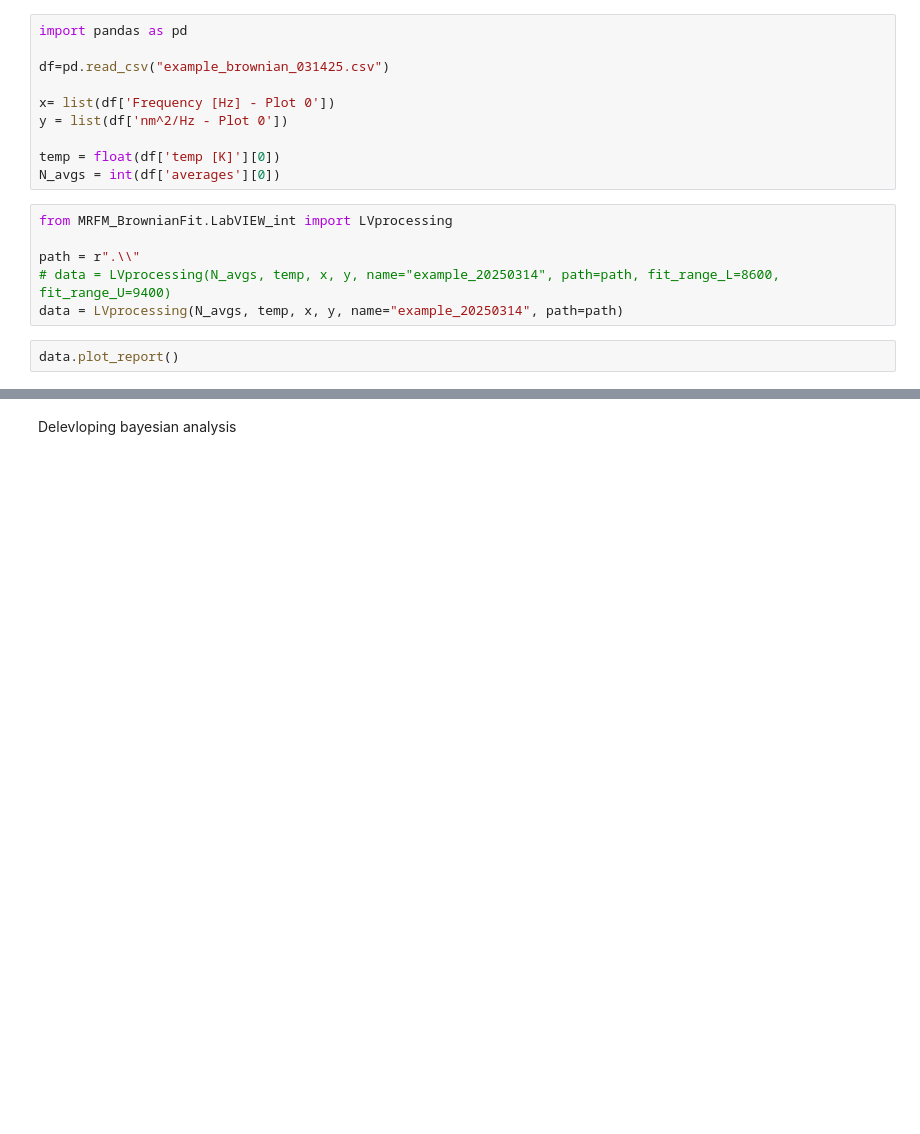
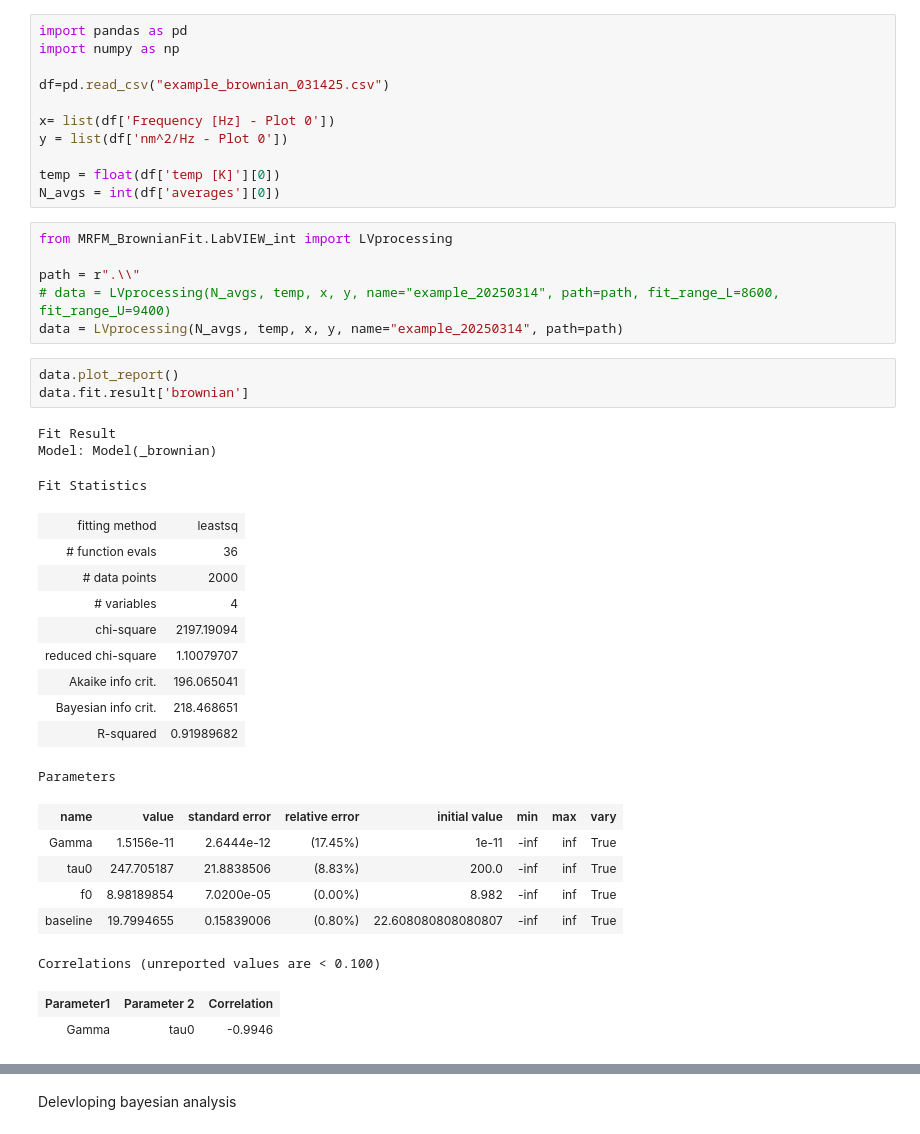
Before and after one commit to klb346/MRFM_BrownianFit, a Jupyter notebook: examples/mrfm_brownian_fit_test_20250522_KLB.ipynb, the cells around one changed output, grey strips where cells are left out. Drawn from its saved outputs; the diff is of its cells as text; blank space fills up the shorter version.

```diff
--- a/examples/mrfm_brownian_fit_test_20250522_KLB.ipynb
+++ b/examples/mrfm_brownian_fit_test_20250522_KLB.ipynb
@@ -1,5 +1,6 @@
 # %%
 import pandas as pd
+import numpy as np
 
 df=pd.read_csv("example_brownian_031425.csv")
 
@@ -16,7 +17,29 @@ path = r".\\"
 data = LVprocessing(N_avgs, temp, x, y, name="example_20250314", path=path)
 # %%
 data.plot_report()
+data.fit.result['brownian']
 # %% [output]
+Fit Result
+Model: Model(_brownian)
+Fit Statistics
+| fitting method | leastsq |
+| # function evals | 36 |
+| # data points | 2000 |
+| # variables | 4 |
+| chi-square | 2197.19094 |
+| reduced chi-square | 1.10079707 |
+| Akaike info crit. | 196.065041 |
+| Bayesian info crit. | 218.468651 |
+| R-squared | 0.91989682 |
+Parameters
+| name | value | standard error | relative error | initial value | min | max | vary |
+| Gamma | 1.5156e-11 | 2.6444e-12 | (17.45%) | 1e-11 | -inf | inf | True |
+| tau0 | 247.705187 | 21.8838506 | (8.83%) | 200.0 | -inf | inf | True |
+| f0 | 8.98189854 | 7.0200e-05 | (0.00%) | 8.982 | -inf | inf | True |
+| baseline | 19.7994655 | 0.15839006 | (0.80%) | 22.608080808080807 | -inf | inf | True |
+Correlations (unreported values are < 0.100)
+| Parameter1 | Parameter 2 | Correlation |
+| Gamma | tau0 | -0.9946 |
 [figure]
 [figure]
 # %%
```
Also changed, not shown: parts of 3 cells of this notebook, 1 other file.
